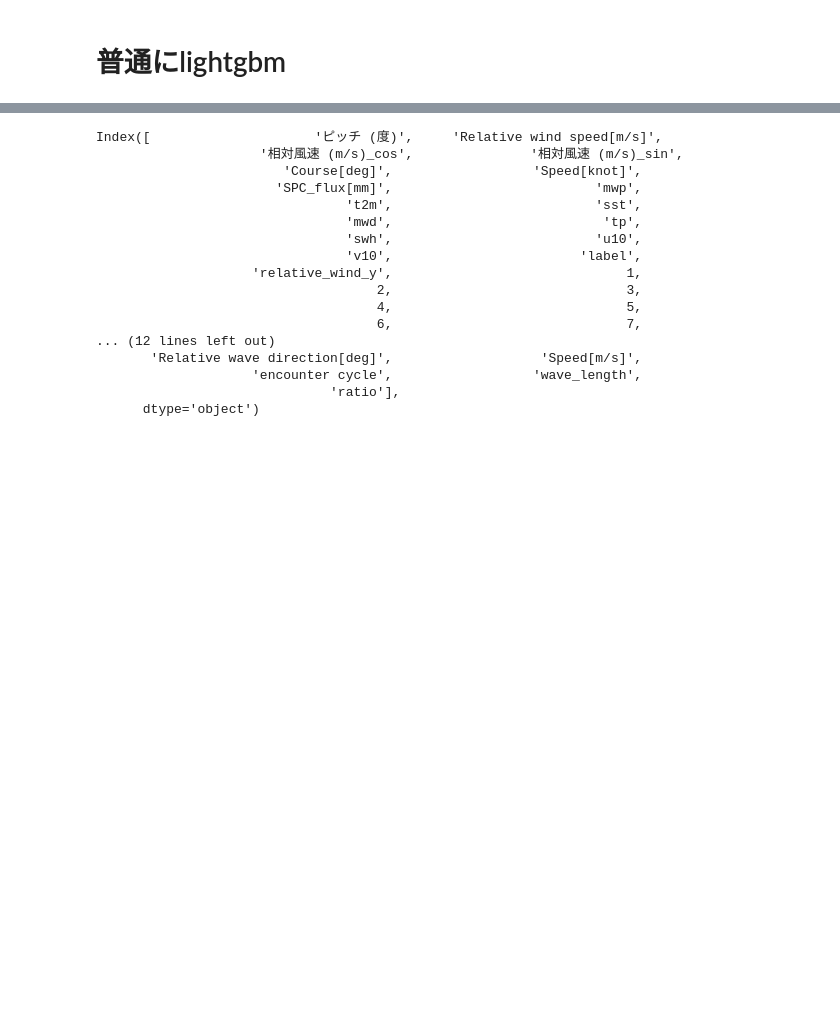
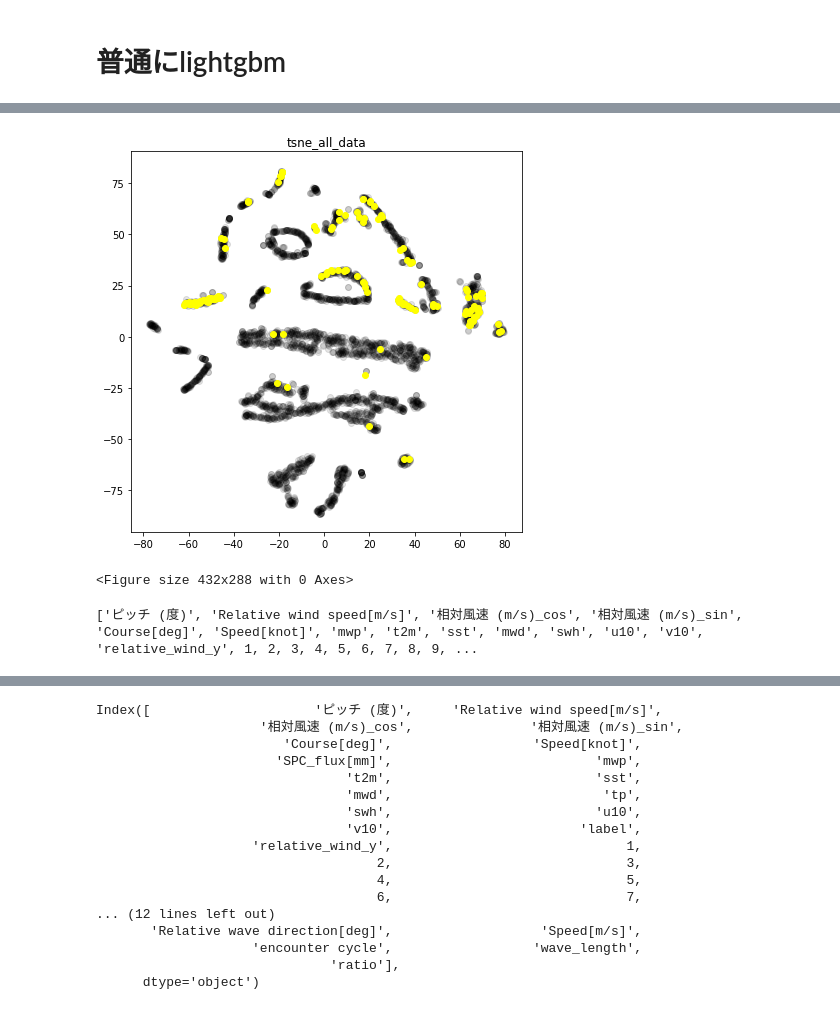
Before and after one commit to supikiti/soturon, a Jupyter notebook: modeling.ipynb, the cells around one changed output, grey strips where cells are left out. Drawn from its saved outputs; the diff is of its cells as text; code cells hidden in the pictures; blank space fills up the shorter version.

Commit message:
fix modeling.ipynb

```diff
--- a/modeling.ipynb
+++ b/modeling.ipynb
@@ -41,8 +21,8 @@ df_resampled_hour = df_resampled.resample("H").nearest()
 df_resampled_hour['tp'] = df_resampled_hour['tp'] * 3600
 df_resampled_minute['tp'] = df_resampled_minute['tp'] * 3600
 # %%
-df_resampled_minute = df_resampled_minute[df_resampled_minute['tp'] < (0.01 / 1000) / 3600]
-df_resampled_hour = df_resampled_hour[df_resampled_hour['tp'] < (0.01 / 1000) / 3600]
+df_resampled_minute = df_resampled_minute[df_resampled_minute['tp'] < (0.01 / 1000) / 60]
+df_resampled_hour = df_resampled_hour[df_resampled_hour['tp'] < (0.01 / 1000)]
 df_resampled = df_resampled[df_resampled['tp'] < (0.01 / 1000) / 3600]
 # %%
 df_copy = df_resampled_minute
@@ -66,0 +64,54 @@ print(len(df_copy), len(df_copy[df_copy['label'] != 0.0]), len(df_copy[df_copy['
+# %%
+from sklearn.decomposition import PCA
+from sklearn.manifold import TSNE
+import os
+
+def plot_reduced_graph(data, label, image_name, model='tsne',
+                                     random_sampling=False, random_state=1,
+                                     file_path='/home/nt/Desktop/soturon'):
+    if random_sampling:
+        data = data.sample(1000, random_state=random_state)
+        label = label.sample(1000, random_state=random_state)
+
+    data = np.array(data)
+    label = np.array(label)
+
+    if model == 'pca':
+        pca = PCA(n_components=2, random_state=random_state)
+        transformed = pca.fit_transform(data)
+    elif model == 'tsne':
+        tsne = TSNE(n_components=2, random_state=random_state)
+        transformed = tsne.fit_transform(data)
+
+    transformed_1 = transformed[label == 1]
+    transformed_0 = transformed[label == 0]
+
+    #print('各次元の寄与率: {0}'.format(pca.explained_variance_ratio_))
+
+    plt.figure(figsize=(7, 7))
+    plt.scatter(transformed_0[:, 0], transformed_0[:, 1], color='black', label='0', alpha=0.1)
+    plt.scatter(transformed_1[:, 0], transformed_1[:, 1], color='yellow', label='1')
+    plt.title(image_name)
+    plt.show()
+    plt.savefig(os.path.join(file_path, image_name+'.png'))
+
+
+plot_reduced_graph(X, y, 'tsne_all_data', model='tsne', random_sampling=False)
+# %% [output]
+[figure, added]
+<Figure size 432x288 with 0 Axes>
+# %%
+all_columns = list(df_copy.columns)
+all_columns.remove("label")
+all_columns.remove('SPC_flux[mm]')
+
+#for_modeling = ['ratio', 'encounter cycle', 'swh', 'relative_wind_y', 'Speed[knot]']
+for_modeling = all_columns
+for_modeling.remove('tp')
+#for_modeling.extend([i+1 for i in range(30)])
+print(for_modeling)
+X = df_copy.loc[:, for_modeling]
+X = np.array(X)
+label = np.array(df_copy['label'])
+# %% [output]
+['ピッチ (度)', 'Relative wind speed[m/s]', '相対風速 (m/s)_cos', '相対風速 (m/s)_sin', 'Course[deg]', 'Speed[knot]', 'mwp', 't2m', 'sst', 'mwd', 'swh', 'u10', 'v10', 'relative_wind_y', 1, 2, 3, 4, 5, 6, 7, 8, 9, ...
```
Also changed, not shown: parts of 29 cells of this notebook.
